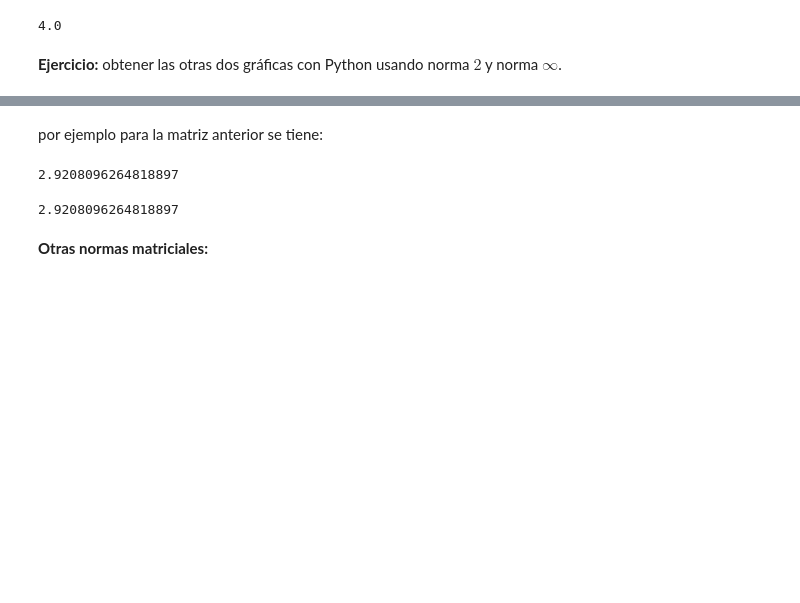
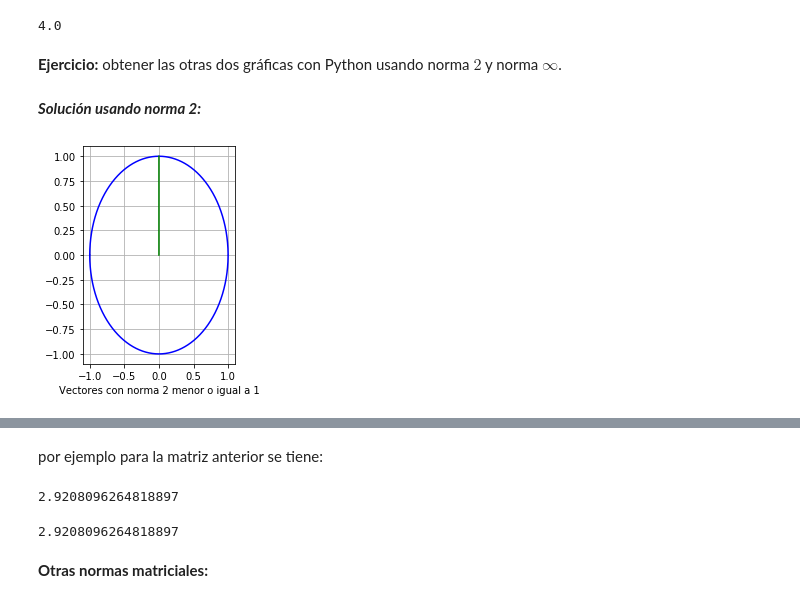
Before and after one commit to mno-2020-gh-classroom/ejercicios-condicion-y-estabilidad-mno-gzarazua, a Jupyter notebook: 1.3.Condicion_de_un_problema_y_estabilidad_de_un_algoritmo.ipynb, the cells around one changed output, grey strips where cells are left out. Drawn from its saved outputs; the diff is of its cells as text; code cells hidden in the pictures; blank space fills up the shorter version.

Commit message:
se agrega grafica norma 2

```diff
--- a/1.3.Condicion_de_un_problema_y_estabilidad_de_un_algoritmo.ipynb
+++ b/1.3.Condicion_de_un_problema_y_estabilidad_de_un_algoritmo.ipynb
@@ -1247,3 +1251,29 @@ np.linalg.norm(A,1)
 4.0
 # %% [markdown]
 **Ejercicio:** obtener las otras dos gráficas con Python usando norma $2$ y norma $\infty$.
+# %% [markdown]
+***Solución usando norma 2:***
+# %%
+import numpy as np
+import matplotlib.pyplot as plt
+import scipy
+import pprint
+
+A=np.array([[1,2],[0,2]])
+density=1e-5
+x=np.arange(-1,1,density) #Rango de -1 a 1 con steps de 1e-5
+v=np.arange(0,1,density) #Rango de 0 a 1 con steps de 1e-5
+x_y1 = np.column_stack((x,np.sqrt(1-x**2)))
+x_y2 = np.column_stack((x,-np.sqrt(1-x**2)))
+apply_A = lambda vec : np.transpose(A@np.transpose(vec))
+A_to_vector_1 = apply_A(x_y1)
+A_to_vector_2 = apply_A(x_y2)
+plt.subplot(1,2,1)
+plt.plot(x_y1[:,0],x_y1[:,1],'b',
+         x_y2[:,0],x_y2[:,1],'b')
+e2 = np.column_stack((np.repeat(0,len(v)),v))
+plt.plot(e2[:,0],e2[:,1],'g')
+plt.xlabel('Vectores con norma 2 menor o igual a 1')
+plt.grid()
+# %% [output]
+[figure, added]
```
Also changed, not shown: parts of 10 cells of this notebook.
